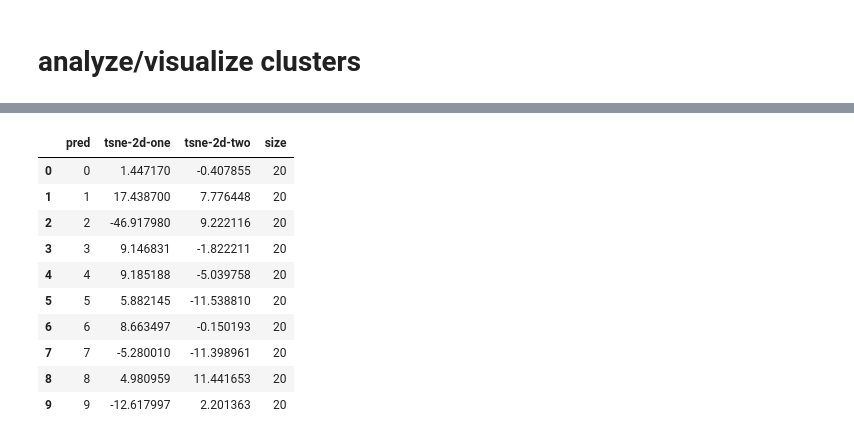
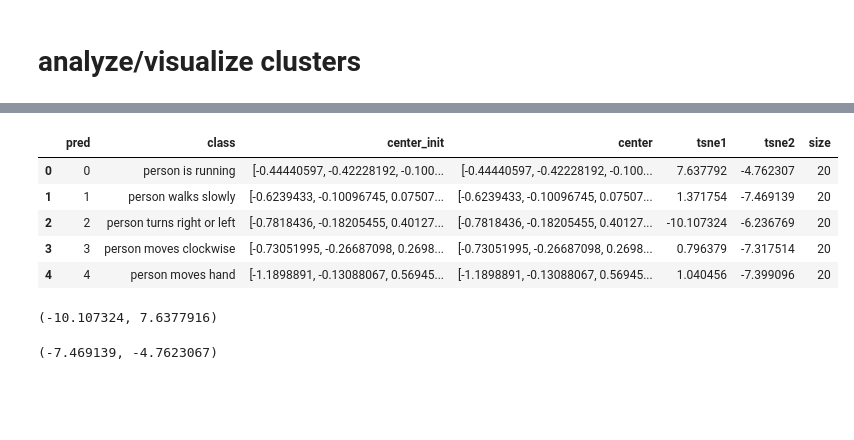
Before and after one commit to wojtekcz/language2motion, a Jupyter notebook: code/dataset_labeling/bert clustering.ipynb, the cells around one changed output, grey strips where cells are left out. Saved outputs shown, nothing was run; the diff lists cells and outputs as text; code cells hidden in the pictures; blank space fills up the shorter version.

```diff
--- a/code/dataset_labeling/bert clustering.ipynb
+++ b/code/dataset_labeling/bert clustering.ipynb
@@ -53,0 +71,3 @@ X.shape
+# %%
+center_init_arr = np.stack(centroids_df.center_init.to_numpy(), axis=0)
+center_init_arr.shape
@@ -54,4 +76,6 @@ X.shape
 # %%
-true_k = 10
-kmeans = KMeans(n_clusters=true_k, init='k-means++', max_iter=100, n_init=1)
-kmeans.fit(X)
+time_start = time.time()
+# kmeans = KMeans(n_clusters=true_k, init='k-means++', max_iter=1000, n_init=10)
+kmeans = KMeans(n_clusters=true_k, init=center_init_arr, max_iter=1, n_init=1)
+# kmeans.fit(X)
+# print('k-means done! Time elapsed: {} seconds'.format(time.time()-time_start))
@@ -66,0 +101,6 @@ len(clusters)
+# %%
+# centroids_df = pd.DataFrame({'pred': list(range(true_k))})
+# centers = kmeans.cluster_centers_
+centers = center_init_arr
+centroids_df['center'] = [centers[x] for x in range(centers.shape[0])]
+centroids_df
@@ -147,7 +198,7 @@ array([[  8.960277  ,  -9.868182  ],
 # %%
 # pick, and refine centroids/classes
 # %%
-# Plot the centroids as a white X
-centroids = kmeans.cluster_centers_
+# centroids = kmeans.cluster_centers_
+centroids = center_init_arr
 centroids.shape
 # %% [output]
@@ -187,18 +243,13 @@ tsne_results.shape, centroids_results.shape
 # %%
-df2 = pd.DataFrame({'pred': list(range(true_k))})
-df2['tsne-2d-one'] = centroids_results[:,0]
-df2['tsne-2d-two'] = centroids_results[:,1]
-df2['size'] = 20#df2.pred*10
-df2
+# centroids_df = pd.DataFrame({'pred': list(range(true_k))})
+centroids_df['tsne1'] = centroids_results[:,0]
+centroids_df['tsne2'] = centroids_results[:,1]
+centroids_df['size'] = 20
+centroids_df
 # %% [output]
-|  | pred | tsne-2d-one | tsne-2d-two | size |
-| 0 | 0 | 1.447170 | -0.407855 | 20 |
-| 1 | 1 | 17.438700 | 7.776448 | 20 |
-| 2 | 2 | -46.917980 | 9.222116 | 20 |
-| 3 | 3 | 9.146831 | -1.822211 | 20 |
-| 4 | 4 | 9.185188 | -5.039758 | 20 |
-| 5 | 5 | 5.882145 | -11.538810 | 20 |
-| 6 | 6 | 8.663497 | -0.150193 | 20 |
-| 7 | 7 | -5.280010 | -11.398961 | 20 |
-| 8 | 8 | 4.980959 | 11.441653 | 20 |
-| 9 | 9 | -12.617997 | 2.201363 | 20 |
+|  | pred | class | center_init | center | tsne1 | tsne2 | size |
+| 0 | 0 | person is running | [-0.44440597, -0.42228192, -0.100... | [-0.44440597, -0.42228192, -0.100... | 7.637792 | -4.762307 | 20 |
+| 1 | 1 | person walks slowly | [-0.6239433, -0.10096745, 0.07507... | [-0.6239433, -0.10096745, 0.07507... | 1.371754 | -7.469139 | 20 |
+| 2 | 2 | person turns right or left | [-0.7818436, -0.18205455, 0.40127... | [-0.7818436, -0.18205455, 0.40127... | -10.107324 | -6.236769 | 20 |
+| 3 | 3 | person moves clockwise | [-0.73051995, -0.26687098, 0.2698... | [-0.73051995, -0.26687098, 0.2698... | 0.796379 | -7.317514 | 20 |
+| 4 | 4 | person moves hand | [-1.1898891, -0.13088067, 0.56945... | [-1.1898891, -0.13088067, 0.56945... | 1.040456 | -7.399096 | 20 |
@@ -208,0 +256,8 @@ df_subset['tsne-2d-two'] = tsne_results[:,1]
+# %%
+centroids_df.tsne1.min(), centroids_df.tsne1.max()
+# %% [output]
+(-10.107324, 7.6377916)
+# %%
+centroids_df.tsne2.min(), centroids_df.tsne2.max()
+# %% [output]
+(-7.469139, -4.7623067)
```
Also changed, not shown: parts of 43 cells of this notebook.
